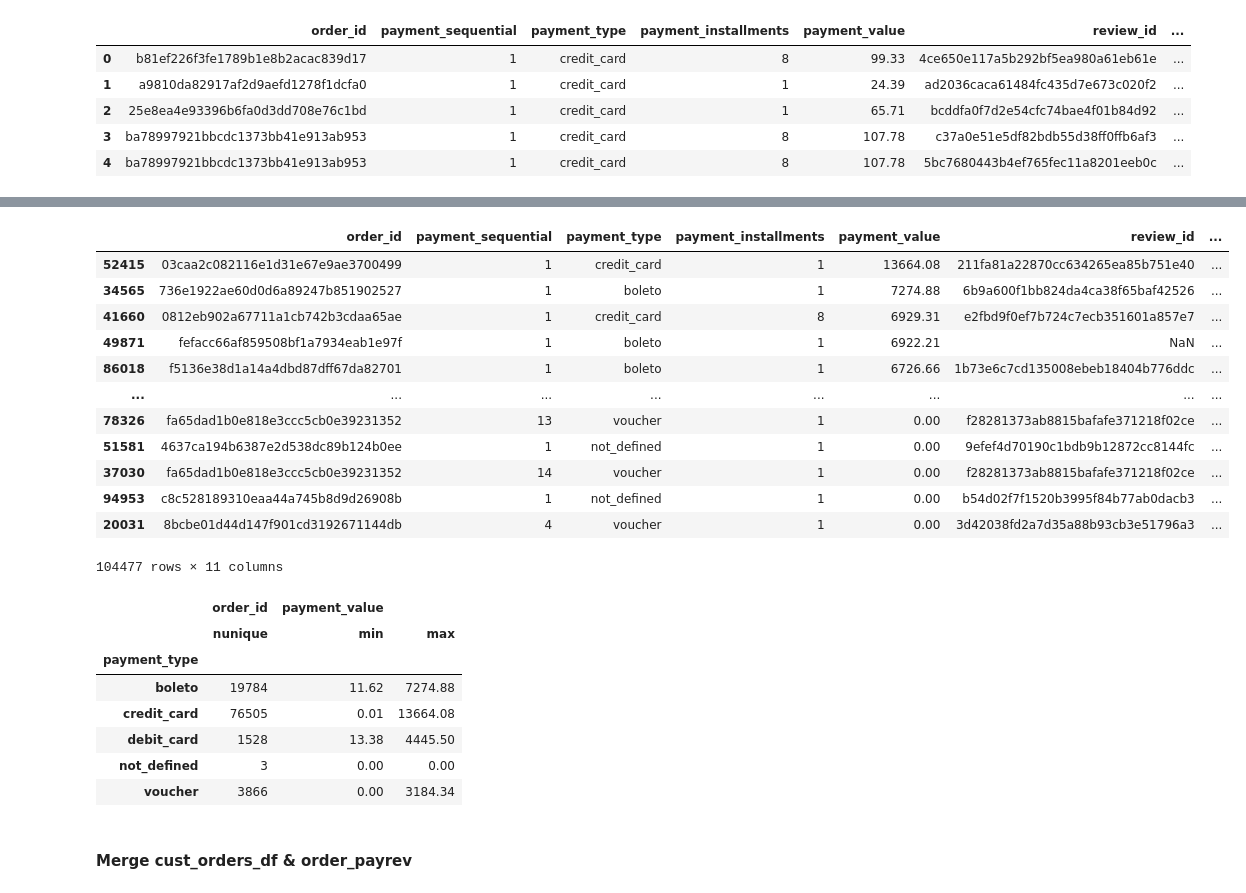
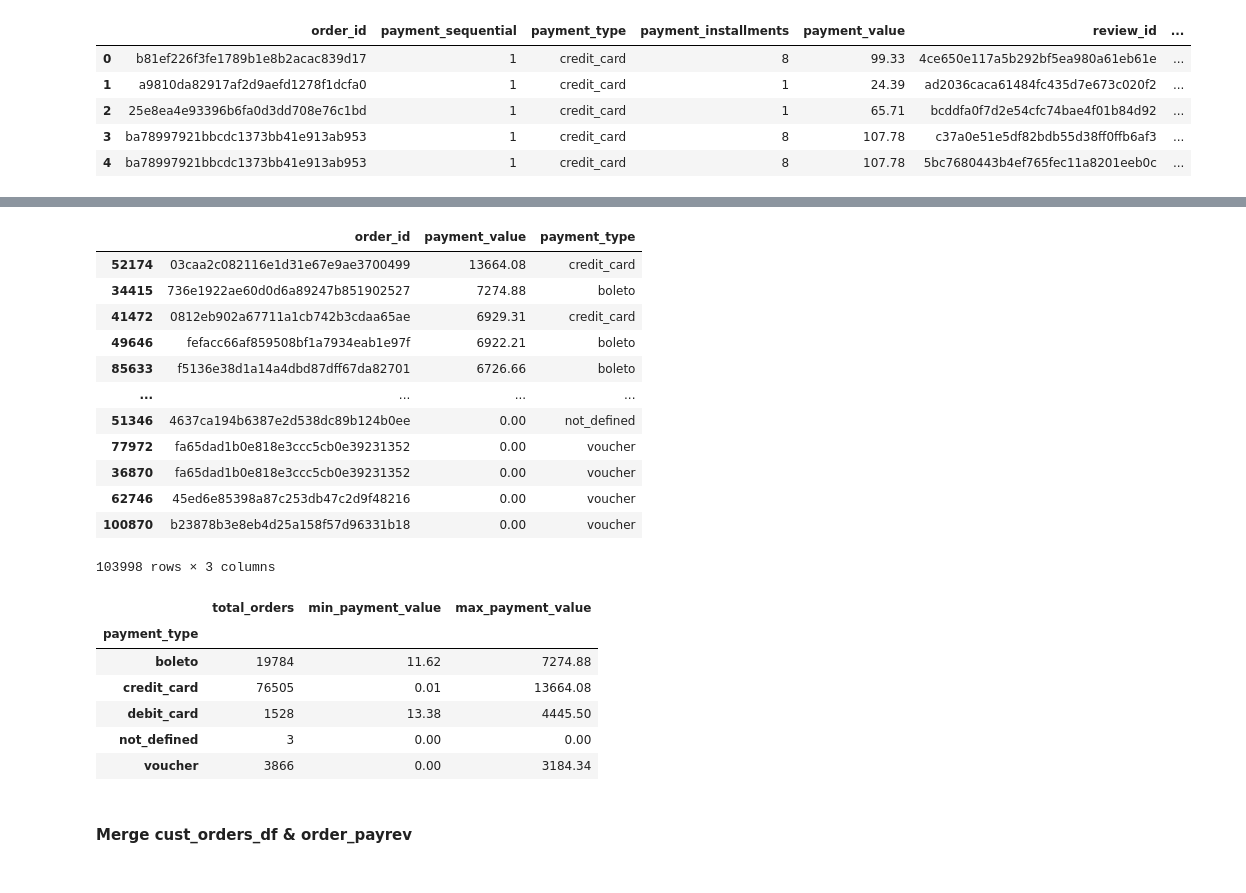
Before and after one commit to ahmadnurrizal/Data-Analysis-with-Python-Project, a Jupyter notebook: Proyek_Analisis_Data.ipynb, the cells around one changed output, grey strips where cells are left out. Cells and saved outputs as stored; diff of their text form; code cells hidden in the pictures.

```diff
--- a/Proyek_Analisis_Data.ipynb
+++ b/Proyek_Analisis_Data.ipynb
@@ -402,7 +390,8 @@ Jumlah duplikasi:  0
 # %%
 order_reviews_df.info()
 order_reviews_df.isna().sum()
-print("Jumlah duplikasi: ", order_reviews_df.duplicated().sum())
+# dropped all duplicate values
+order_reviews_df.drop_duplicates(subset ="review_id", keep = False, inplace = True)
 order_reviews_df.describe()
 # %% [output]
 <class 'pandas.core.frame.DataFrame'>
@@ -519,5 +475,5 @@ Name: review_comment_message, Length: 36159, dtype: int64
 # %%
-order_reviews_df.fillna(value="no comment", inplace=True)
+order_reviews_df.fillna(value=" ", inplace=True)
 order_reviews_df.head()
 # %% [output]
 |  | review_id | order_id | review_score | review_comment_title | review_comment_message | review_creation_date | ... |
@@ -897,27 +825,28 @@ Name: order_id, dtype: int64
 # %%
-order_payrev_df.sort_values(by="payment_value", ascending=False)
+
+order_payrev_df.sort_values(by="payment_value", ascending=False)[["order_id","payment_value","payment_type"]]
 # %% [output]
-|  | order_id | payment_sequential | payment_type | payment_installments | payment_value | review_id | ... |
-| 52415 | 03caa2c082116e1d31e67e9ae3700499 | 1 | credit_card | 1 | 13664.08 | 211fa81a22870cc634265ea85b751e40 | ... |
-| 34565 | 736e1922ae60d0d6a89247b851902527 | 1 | boleto | 1 | 7274.88 | 6b9a600f1bb824da4ca38f65baf42526 | ... |
-| 41660 | 0812eb902a67711a1cb742b3cdaa65ae | 1 | credit_card | 8 | 6929.31 | e2fbd9f0ef7b724c7ecb351601a857e7 | ... |
-| 49871 | fefacc66af859508bf1a7934eab1e97f | 1 | boleto | 1 | 6922.21 | NaN | ... |
-| 86018 | f5136e38d1a14a4dbd87dff67da82701 | 1 | boleto | 1 | 6726.66 | 1b73e6c7cd135008ebeb18404b776ddc | ... |
-| ... | ... | ... | ... | ... | ... | ... | ... |
-| 78326 | fa65dad1b0e818e3ccc5cb0e39231352 | 13 | voucher | 1 | 0.00 | f28281373ab8815bafafe371218f02ce | ... |
-| 51581 | 4637ca194b6387e2d538dc89b124b0ee | 1 | not_defined | 1 | 0.00 | 9efef4d70190c1bdb9b12872cc8144fc | ... |
-| 37030 | fa65dad1b0e818e3ccc5cb0e39231352 | 14 | voucher | 1 | 0.00 | f28281373ab8815bafafe371218f02ce | ... |
-| 94953 | c8c528189310eaa44a745b8d9d26908b | 1 | not_defined | 1 | 0.00 | b54d02f7f1520b3995f84b77ab0dacb3 | ... |
-| 20031 | 8bcbe01d44d147f901cd3192671144db | 4 | voucher | 1 | 0.00 | 3d42038fd2a7d35a88b93cb3e51796a3 | ... |
+|  | order_id | payment_value | payment_type |
+| 52174 | 03caa2c082116e1d31e67e9ae3700499 | 13664.08 | credit_card |
+| 34415 | 736e1922ae60d0d6a89247b851902527 | 7274.88 | boleto |
+| 41472 | 0812eb902a67711a1cb742b3cdaa65ae | 6929.31 | credit_card |
+| 49646 | fefacc66af859508bf1a7934eab1e97f | 6922.21 | boleto |
+| 85633 | f5136e38d1a14a4dbd87dff67da82701 | 6726.66 | boleto |
+| ... | ... | ... | ... |
+| 51346 | 4637ca194b6387e2d538dc89b124b0ee | 0.00 | not_defined |
+| 77972 | fa65dad1b0e818e3ccc5cb0e39231352 | 0.00 | voucher |
+| 36870 | fa65dad1b0e818e3ccc5cb0e39231352 | 0.00 | voucher |
+| 62746 | 45ed6e85398a87c253db47c2d9f48216 | 0.00 | voucher |
+| 100870 | b23878b3e8eb4d25a158f57d96331b18 | 0.00 | voucher |
-104477 rows × 11 columns
+103998 rows × 3 columns
 # %%
-order_payrev_df.groupby(by="payment_type").agg({
-    "order_id": "nunique",
-    "payment_value":  ["min", "max"]
-})
+order_payrev_df.groupby("payment_type").agg(
+    total_orders=("order_id", "nunique"),
+    min_payment_value=("payment_value", "min"),
+    max_payment_value=("payment_value", "max")
+)
 # %% [output]
-|  | order_id | payment_value |  |
-|  | nunique | min | max |
+|  | total_orders | min_payment_value | max_payment_value |
 | payment_type |  |  |  |
 | boleto | 19784 | 11.62 | 7274.88 |
 | credit_card | 76505 | 0.01 | 13664.08 |
```
Also changed, not shown: parts of 91 cells of this notebook, 1 other file.
